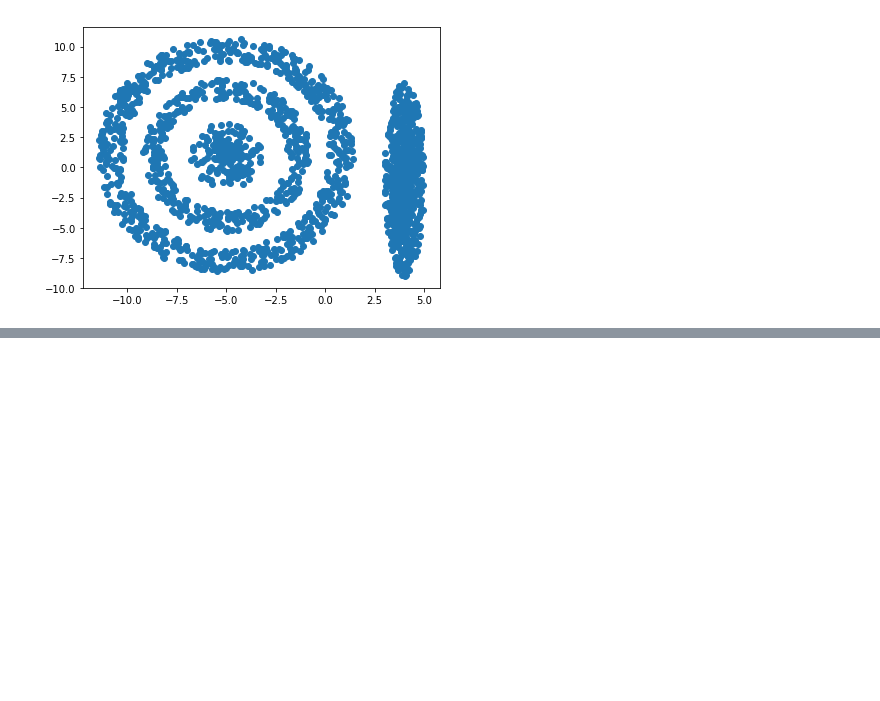
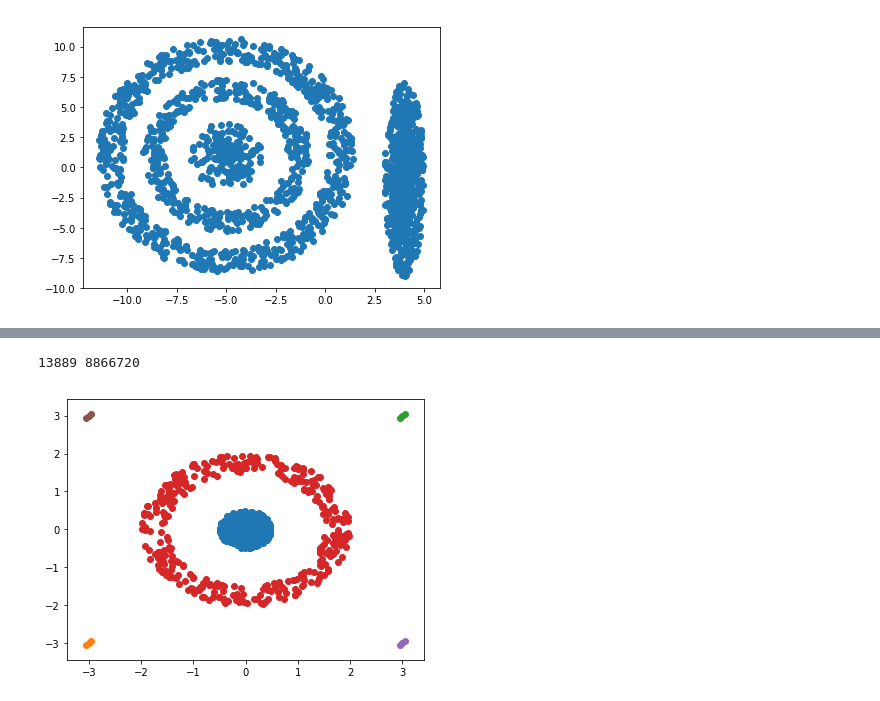
Before and after one commit to Anhmike/clustering, a Jupyter notebook: notebooks/hcaexamples.ipynb, the cells around one changed output, grey strips where cells are left out. Drawn from its saved outputs; the diff is of its cells as text; code cells hidden in the pictures; blank space fills up the shorter version.

```diff
--- a/notebooks/hcaexamples.ipynb
+++ b/notebooks/hcaexamples.ipynb
@@ -75,0 +86,7 @@ plt[`:show][];
+# %%
+\ts r4:.clust.hc.hc[d4;6;.clust.edist2;`single]
+{plt[`:scatter][;]. flip x}each r4;
+plt[`:show][];
+# %% [output]
+13889 8866720
+[figure, added]
```
Also changed, not shown: parts of 8 cells of this notebook, 5 other files.
